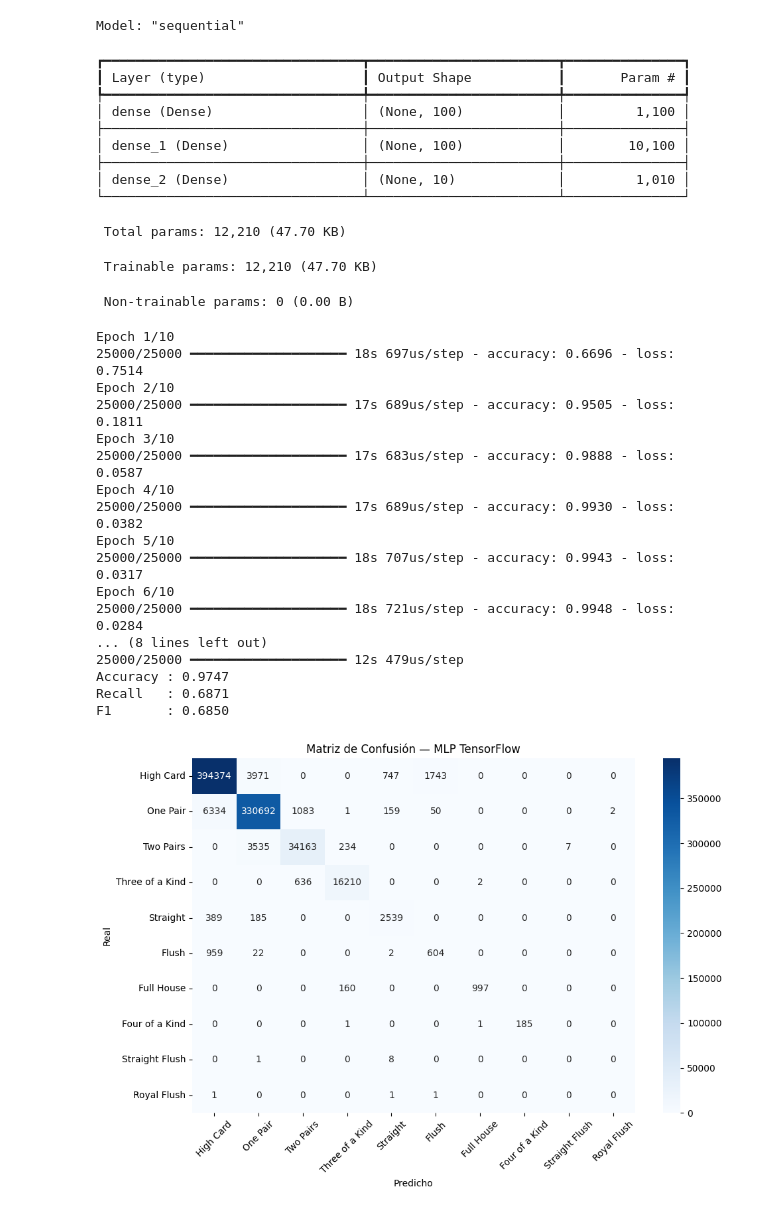
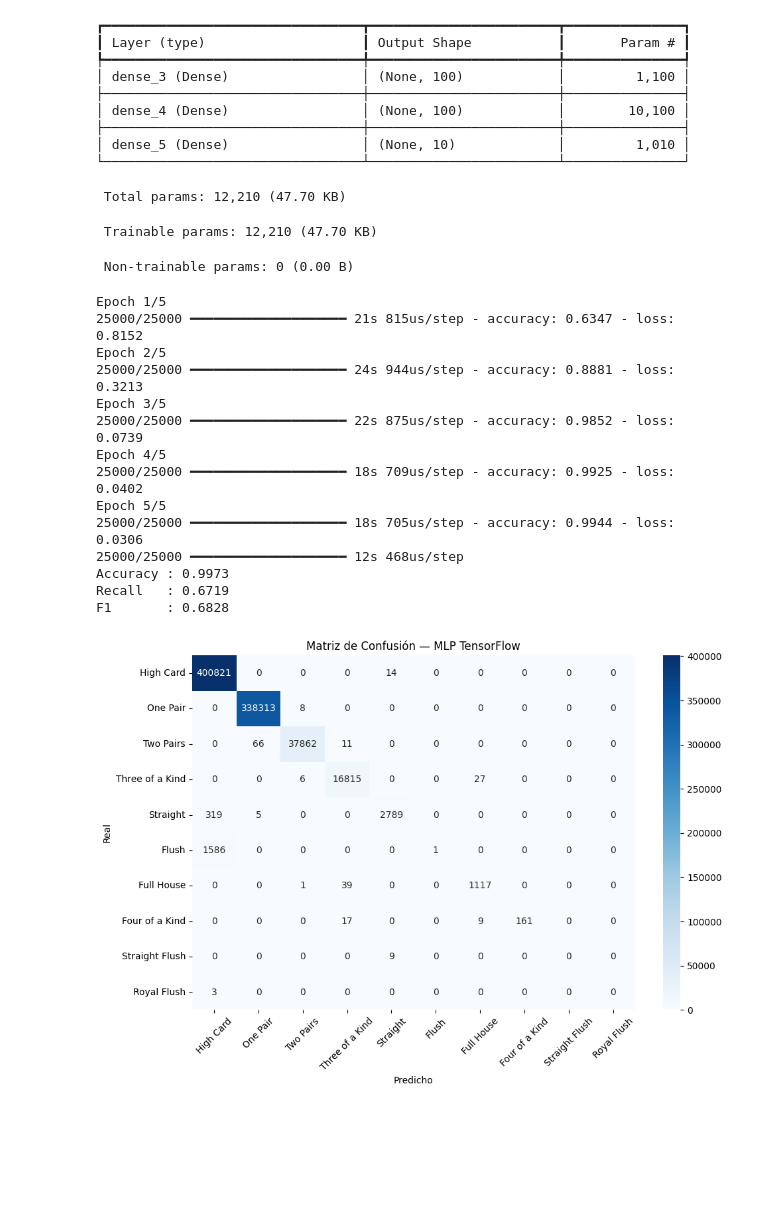
Before and after one commit to elunacado/AI_project, a Jupyter notebook: modelo/mlp_raw/MLP_raw.ipynb, the cells around one changed output. Cells and saved outputs as stored; diff of their text form; code cells hidden in the pictures; blank space fills up the shorter version.

```diff
--- a/modelo/mlp_raw/MLP_raw.ipynb
+++ b/modelo/mlp_raw/MLP_raw.ipynb
@@ -18,8 +9,6 @@ I0000 00:00:1776799523.572874   24414 cudart_stub.cc:31] Could not find cuda dri
 # Se lee el dataset preprocesado
 #df = pd.read_csv('../../preprocesamiento/preprocesamiento_trainning.data', header=None)
 df = pd.read_csv('./train.data', header=None)
-x = df.iloc[:, :-1]
-y = df.iloc[:, -1]
 clases = sorted(y.unique().astype(int).tolist())
 clase_nombres = {
     0: "High Card", 1: "One Pair", 2: "Two Pairs", 3: "Three of a Kind",
@@ -64,7 +53,7 @@ modelo_tf.summary()
 
 history = modelo_tf.fit(
     x, y,
-    epochs=10,          # número de iteraciones completas sobre el dataset
+    epochs=5,          # número de iteraciones completas sobre el dataset
     batch_size=32,      # tamaño de lote
     verbose=1           # muestra progreso en consola
 )
@@ -117,33 +103,29 @@ Skipping registering GPU devices...
-Model: "sequential"
+┏━━━━━━━━━━━━━━━━━━━━━━━━━━━━━━━━━┳━━━━━━━━━━━━━━━━━━━━━━━━┳━━━━━━━━━━━━━━━┓
+┃ Layer (type)                    ┃ Output Shape           ┃       Param # ┃
+┡━━━━━━━━━━━━━━━━━━━━━━━━━━━━━━━━━╇━━━━━━━━━━━━━━━━━━━━━━━━╇━━━━━━━━━━━━━━━┩
+│ dense_3 (Dense)                 │ (None, 100)            │         1,100 │
+├─────────────────────────────────┼────────────────────────┼───────────────┤
+│ dense_4 (Dense)                 │ (None, 100)            │        10,100 │
+├─────────────────────────────────┼────────────────────────┼───────────────┤
+│ dense_5 (Dense)                 │ (None, 10)             │         1,010 │
+└─────────────────────────────────┴────────────────────────┴───────────────┘
-┏━━━━━━━━━━━━━━━━━━━━━━━━━━━━━━━━━┳━━━━━━━━━━━━━━━━━━━━━━━━┳━━━━━━━━━━━━━━━┓
-┃ Layer (type)                    ┃ Output Shape           ┃       Param # ┃
-┡━━━━━━━━━━━━━━━━━━━━━━━━━━━━━━━━━╇━━━━━━━━━━━━━━━━━━━━━━━━╇━━━━━━━━━━━━━━━┩
-│ dense (Dense)                   │ (None, 100)            │         1,100 │
-├─────────────────────────────────┼────────────────────────┼───────────────┤
-│ dense_1 (Dense)                 │ (None, 100)            │        10,100 │
-├─────────────────────────────────┼────────────────────────┼───────────────┤
-│ dense_2 (Dense)                 │ (None, 10)             │         1,010 │
-└─────────────────────────────────┴────────────────────────┴───────────────┘
+ Total params: 12,210 (47.70 KB)
- Total params: 12,210 (47.70 KB)
+ Trainable params: 12,210 (47.70 KB)
- Trainable params: 12,210 (47.70 KB)
+ Non-trainable params: 0 (0.00 B)
- Non-trainable params: 0 (0.00 B)
+Epoch 1/5
+25000/25000 ━━━━━━━━━━━━━━━━━━━━ 21s 815us/step - accuracy: 0.6347 - loss: 0.8152
+Epoch 2/5
+25000/25000 ━━━━━━━━━━━━━━━━━━━━ 24s 944us/step - accuracy: 0.8881 - loss: 0.3213
+Epoch 3/5
+25000/25000 ━━━━━━━━━━━━━━━━━━━━ 22s 875us/step - accuracy: 0.9852 - loss: 0.0739
+Epoch 4/5
+25000/25000 ━━━━━━━━━━━━━━━━━━━━ 18s 709us/step - accuracy: 0.9925 - loss: 0.0402
+Epoch 5/5
+25000/25000 ━━━━━━━━━━━━━━━━━━━━ 18s 705us/step - accuracy: 0.9944 - loss: 0.0306
+25000/25000 ━━━━━━━━━━━━━━━━━━━━ 12s 468us/step
+Accuracy : 0.9973
+Recall   : 0.6719
+F1       : 0.6828
-Epoch 1/10
-25000/25000 ━━━━━━━━━━━━━━━━━━━━ 18s 697us/step - accuracy: 0.6696 - loss: 0.7514
-Epoch 2/10
-25000/25000 ━━━━━━━━━━━━━━━━━━━━ 17s 689us/step - accuracy: 0.9505 - loss: 0.1811
-Epoch 3/10
-25000/25000 ━━━━━━━━━━━━━━━━━━━━ 17s 683us/step - accuracy: 0.9888 - loss: 0.0587
-Epoch 4/10
-25000/25000 ━━━━━━━━━━━━━━━━━━━━ 17s 689us/step - accuracy: 0.9930 - loss: 0.0382
-Epoch 5/10
-25000/25000 ━━━━━━━━━━━━━━━━━━━━ 18s 707us/step - accuracy: 0.9943 - loss: 0.0317
-Epoch 6/10
-25000/25000 ━━━━━━━━━━━━━━━━━━━━ 18s 721us/step - accuracy: 0.9948 - loss: 0.0284
-... (8 lines left out)
-25000/25000 ━━━━━━━━━━━━━━━━━━━━ 12s 479us/step
-Accuracy : 0.9747
-Recall   : 0.6871
-F1       : 0.6850
-[figure, old version]
+[figure, new version]
 # %%
 modelo_tf.save("modelo_poker_raw.keras")
```
Also changed, not shown: parts of 2 cells of this notebook, 21 other files.
